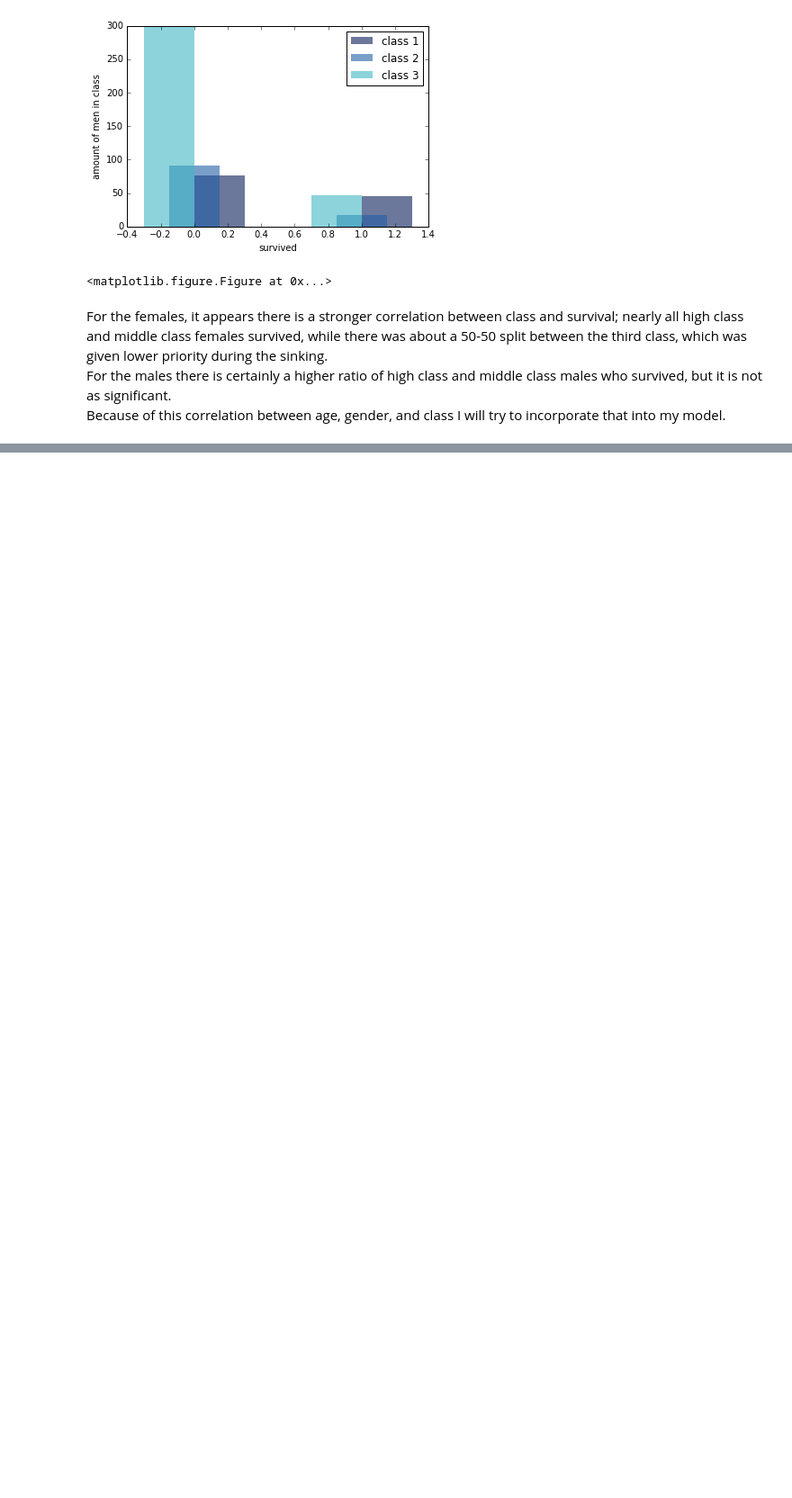
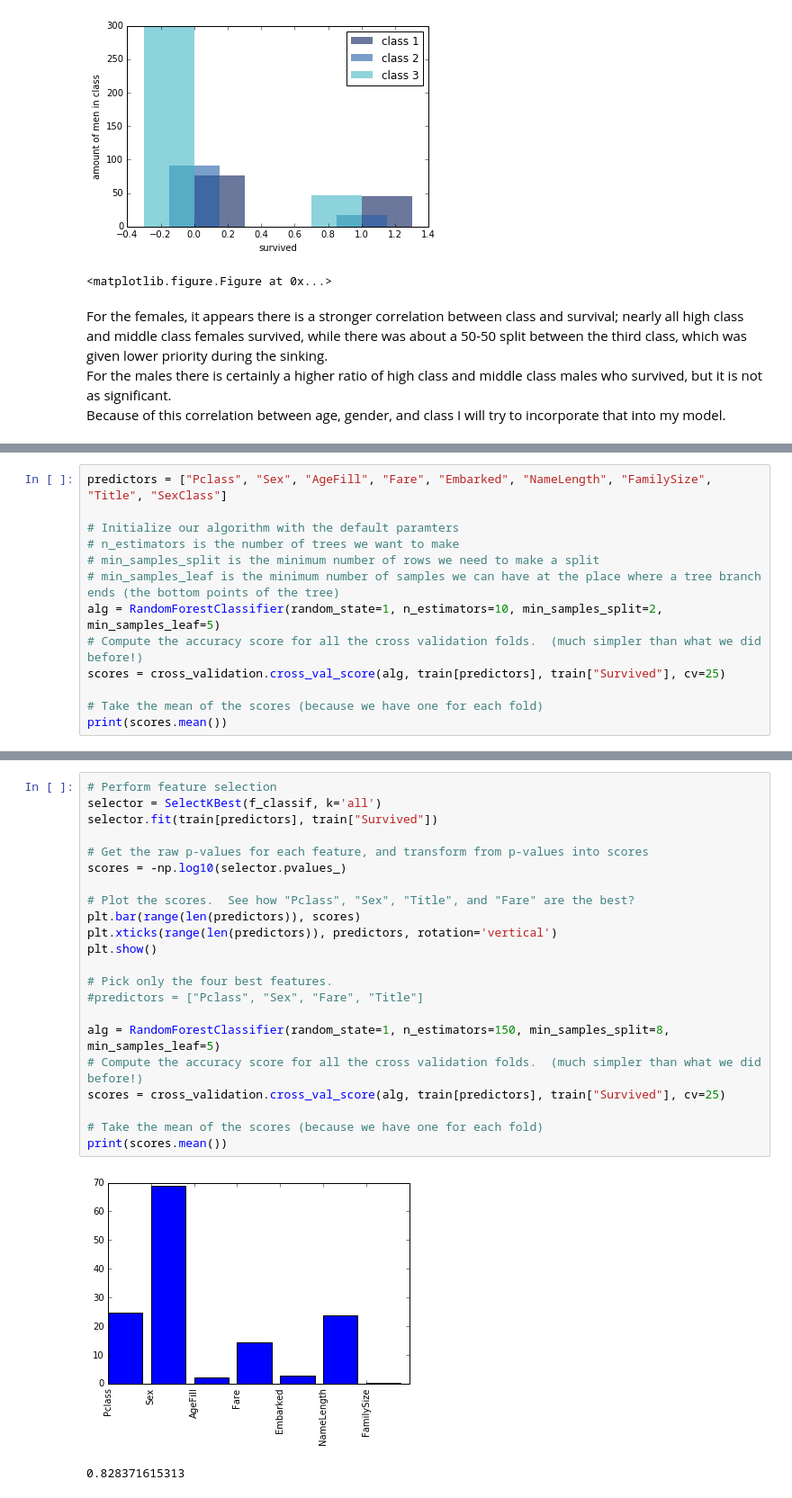
Before and after one commit to paulruvolo/DataScience16WarmupProject, a Jupyter notebook: model_iteration_2.ipynb, the cells around one changed output, grey strips where cells are left out. Shown: that part at 90% size. Drawn from its saved outputs; the diff is of its cells as text; blank space fills up the shorter version.

Commit message:
finished, need to comment code/clean up

```diff
--- a/model_iteration_2.ipynb
+++ b/model_iteration_2.ipynb
@@ -198,0 +334,13 @@ Because of this correlation between age, gender, and class I will try to incorpo
+# %%
+predictors = ["Pclass", "Sex", "AgeFill", "Fare", "Embarked", "NameLength", "FamilySize", "Title", "SexClass"]
+
+# Initialize our algorithm with the default paramters
+# n_estimators is the number of trees we want to make
+# min_samples_split is the minimum number of rows we need to make a split
+# min_samples_leaf is the minimum number of samples we can have at the place where a tree branch ends (the bottom points of the tree)
+alg = RandomForestClassifier(random_state=1, n_estimators=10, min_samples_split=2, min_samples_leaf=5)
+# Compute the accuracy score for all the cross validation folds.  (much simpler than what we did before!)
+scores = cross_validation.cross_val_score(alg, train[predictors], train["Survived"], cv=25)
+
+# Take the mean of the scores (because we have one for each fold)
+print(scores.mean())
@@ -198,0 +365,25 @@ Because of this correlation between age, gender, and class I will try to incorpo
+# %%
+# Perform feature selection
+selector = SelectKBest(f_classif, k='all')
+selector.fit(train[predictors], train["Survived"])
+
+# Get the raw p-values for each feature, and transform from p-values into scores
+scores = -np.log10(selector.pvalues_)
+
+# Plot the scores.  See how "Pclass", "Sex", "Title", and "Fare" are the best?
+plt.bar(range(len(predictors)), scores)
+plt.xticks(range(len(predictors)), predictors, rotation='vertical')
+plt.show()
+
+# Pick only the four best features.
+#predictors = ["Pclass", "Sex", "Fare", "Title"]
+
+alg = RandomForestClassifier(random_state=1, n_estimators=150, min_samples_split=8, min_samples_leaf=5)
+# Compute the accuracy score for all the cross validation folds.  (much simpler than what we did before!)
+scores = cross_validation.cross_val_score(alg, train[predictors], train["Survived"], cv=25)
+
+# Take the mean of the scores (because we have one for each fold)
+print(scores.mean())
+# %% [output]
+[figure, added]
+0.828371615313
```
Also changed, not shown: parts of 24 cells of this notebook.
